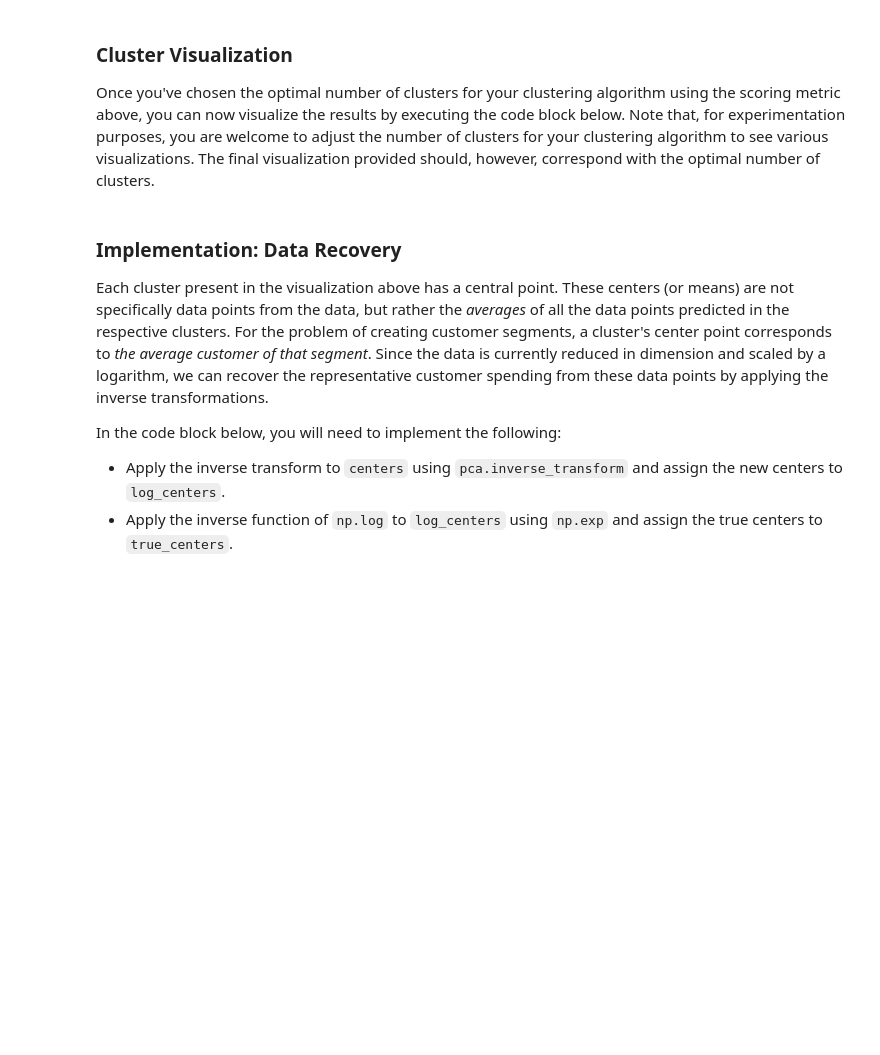
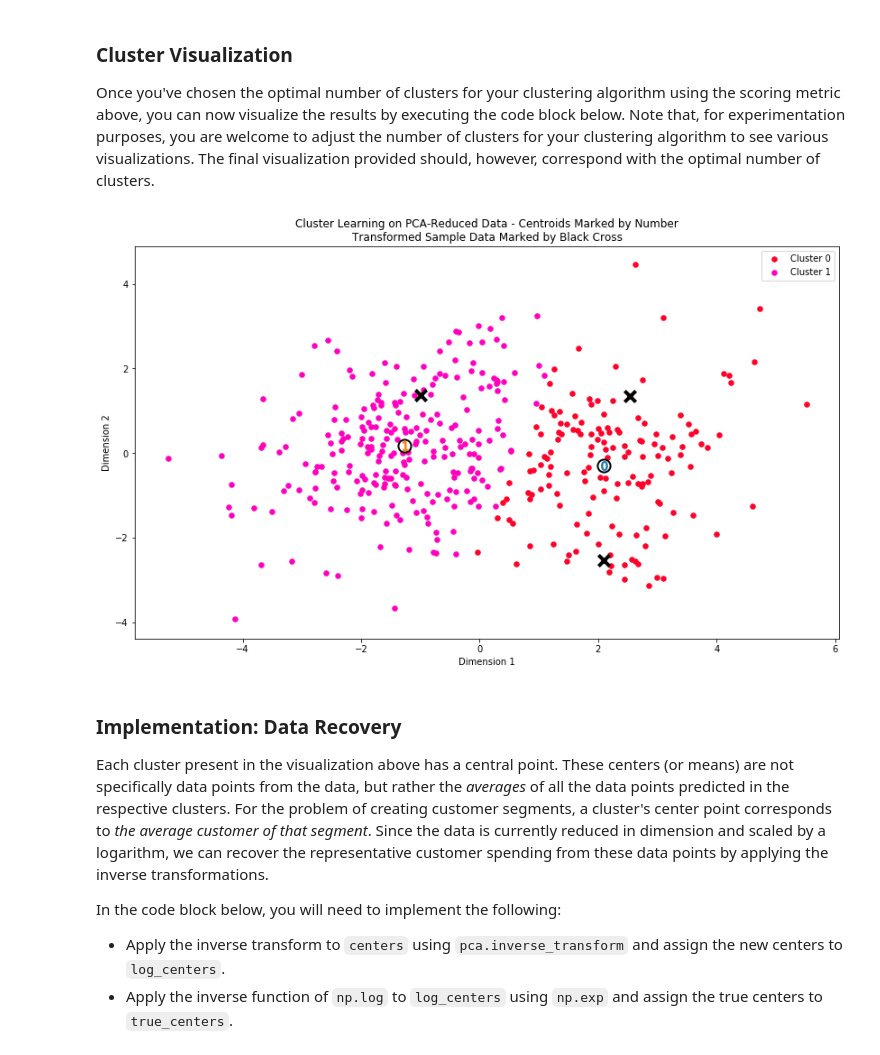
Before and after one commit to jsjaskaran/mllearn, a Jupyter notebook: customer_segments.ipynb, the cells around one changed output. Cells and saved outputs as stored; diff of their text form; code cells hidden in the pictures; blank space fills up the shorter version.

```diff
--- a/customer_segments.ipynb
+++ b/customer_segments.ipynb
@@ -443,17 +454,32 @@ In the code block below, you will need to implement the following:
  - Import `sklearn.metrics.silhouette_score` and calculate the silhouette score of `reduced_data` against `preds`.
    - Assign the silhouette score to `score` and print the result.
 # %%
+from sklearn import mixture
+from sklearn.metrics import silhouette_score
+
 # TODO: Apply your clustering algorithm of choice to the reduced data
-clusterer = None
+# make GMM with n-clusters
+def makeGMM(n):
 
-# TODO: Predict the cluster for each data point
-preds = None
+    global clusterer, preds, centers, sample_preds
 
-# TODO: Find the cluster centers
-centers = None
+    clusterer = mixture.GaussianMixture(n_components=n)
+    clusterer.fit(reduced_data)
 
-# TODO: Predict the cluster for each transformed sample data point
-sample_preds = None
+    # TODO: Predict the cluster for each data point
+    preds = clusterer.predict(reduced_data)
 
-# TODO: Calculate the mean silhouette coefficient for the number of clusters chosen
-score = None
+    # TODO: Find the cluster centers
+    centers = clusterer.means_
+
+    # TODO: Predict the cluster for each transformed sample data point
+    sample_preds = clusterer.predict(pca_samples)
+
+    # TODO: Calculate the mean silhouette coefficient for the number of clusters chosen
+    score = silhouette_score(reduced_data, preds)
+
+    return score
+
+for elem in range(2, 11):
+    sc = makeGMM(elem)
+    print 'With ', elem, ' number of clusters: ', sc
@@ -468,8 +507,13 @@ score = None
 ### Cluster Visualization
 Once you've chosen the optimal number of clusters for your clustering algorithm using the scoring metric above, you can now visualize the results by executing the code block below. Note that, for experimentation purposes, you are welcome to adjust the number of clusters for your clustering algorithm to see various visualizations. The final visualization provided should, however, correspond with the optimal number of clusters.
 # %%
+# The following was using my last num which is 10 - need to use best one i.e. 2
+makeGMM(2)
+
 # Display the results of the clustering from implementation
 vs.cluster_results(reduced_data, preds, centers, pca_samples)
+# %% [output]
+[figure, added]
 # %% [markdown]
 ### Implementation: Data Recovery
 Each cluster present in the visualization above has a central point. These centers (or means) are not specifically data points from the data, but rather the *averages* of all the data points predicted in the respective clusters. For the problem of creating customer segments, a cluster's center point corresponds to *the average customer of that segment*. Since the data is currently reduced in dimension and scaled by a logarithm, we can recover the representative customer spending from these data points by applying the inverse transformations.
```
Also changed, not shown: parts of 18 cells of this notebook, 1 other file.
